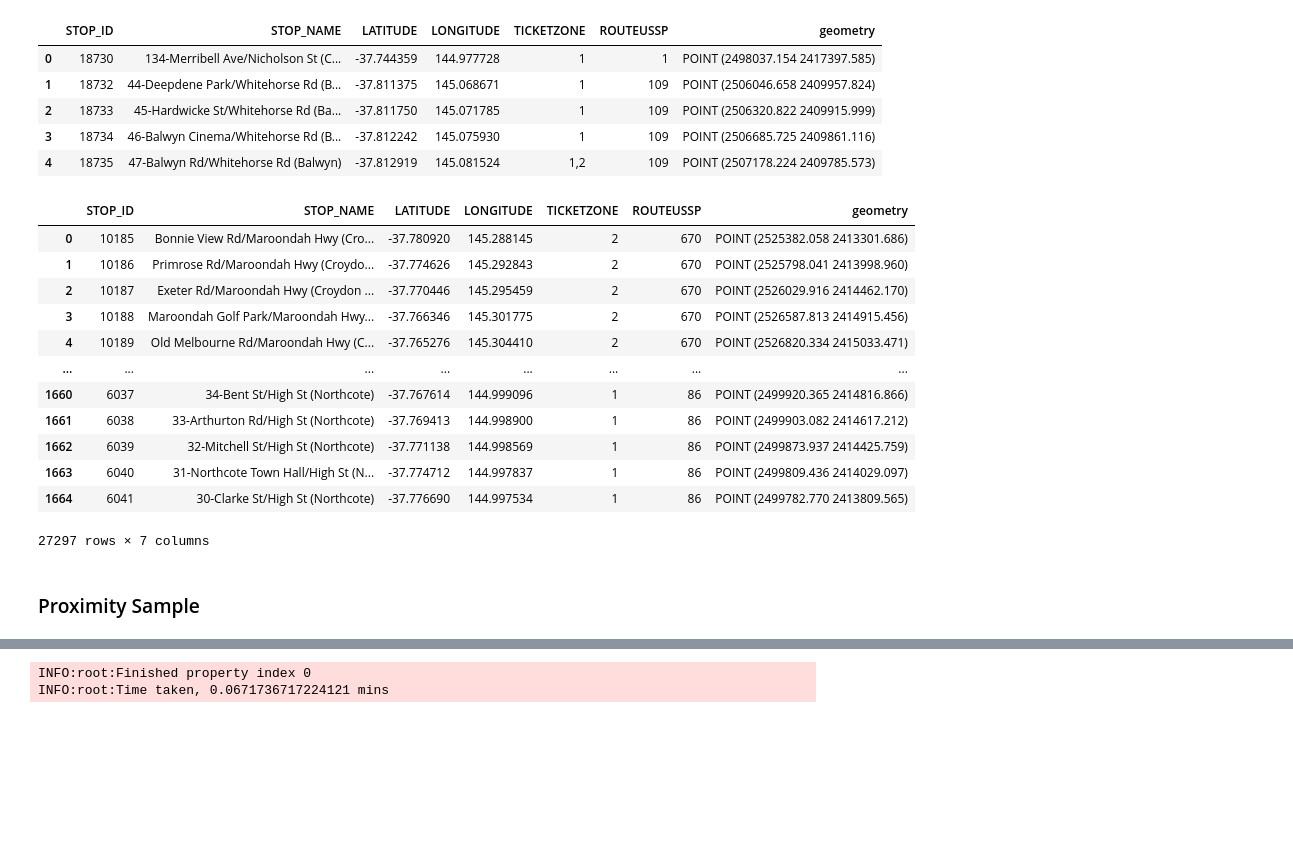
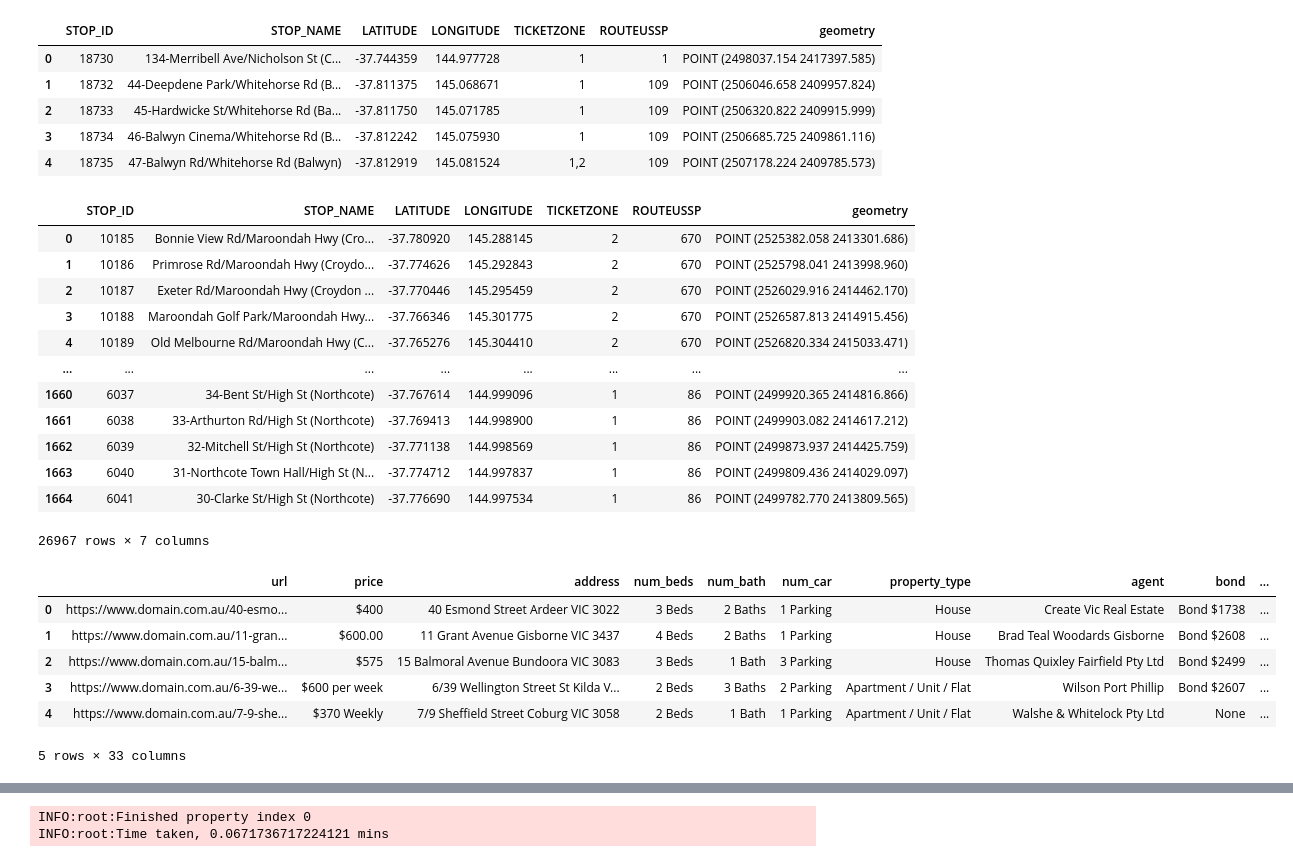
Before and after one commit to MAST30034-Applied-Data-Science/generic-real-estate-consulting-project-group-32, a Jupyter notebook: notebooks/publictransport.ipynb, the cells around one changed output, grey strips where cells are left out. Drawn from its saved outputs; the diff is of its cells as text; code cells hidden in the pictures; blank space fills up the shorter version.

```diff
--- a/notebooks/publictransport.ipynb
+++ b/notebooks/publictransport.ipynb
@@ -140,9 +140,9 @@ tramstop_df.head(5)
 | 3 | 18734 | 46-Balwyn Cinema/Whitehorse Rd (B... | -37.812242 | 145.075930 | 1 | 109 | POINT (2506685.725 2409861.116) |
 | 4 | 18735 | 47-Balwyn Rd/Whitehorse Rd (Balwyn) | -37.812919 | 145.081524 | 1,2 | 109 | POINT (2507178.224 2409785.573) |
 # %%
-#Merging all public transport stops and stations df together.
-full_ptvdf = pd.concat([fulll_bustop, fulll_trainst, tramstop_df])
-full_ptvdf
+#Merging tram and bus stop together
+full_ptvstop = pd.concat([fulll_bustop, tramstop_df])
+full_ptvstop
 # %% [output]
 |  | STOP_ID | STOP_NAME | LATITUDE | LONGITUDE | TICKETZONE | ROUTEUSSP | geometry |
 | 0 | 10185 | Bonnie View Rd/Maroondah Hwy (Cro... | -37.780920 | 145.288145 | 2 | 670 | POINT (2525382.058 2413301.686) |
@@ -156,6 +156,15 @@ full_ptvdf
 | 1662 | 6039 | 32-Mitchell St/High St (Northcote) | -37.771138 | 144.998569 | 1 | 86 | POINT (2499873.937 2414425.759) |
 | 1663 | 6040 | 31-Northcote Town Hall/High St (N... | -37.774712 | 144.997837 | 1 | 86 | POINT (2499809.436 2414029.097) |
 | 1664 | 6041 | 30-Clarke St/High St (Northcote) | -37.776690 | 144.997534 | 1 | 86 | POINT (2499782.770 2413809.565) |
-27297 rows × 7 columns
+26967 rows × 7 columns
-# %% [markdown]
-### Proximity Sample
+# %%
+df = pd.read_json("../data/raw/scrape_2022-09-02_04-12-25-567025.json")
+df.head(5)
+# %% [output]
+|  | url | price | address | num_beds | num_bath | num_car | property_type | agent | bond | ... |
+| 0 | https://www.domain.com.au/40-esmo... | $400 | 40 Esmond Street Ardeer VIC 3022 | 3 Beds | 2 Baths | 1 Parking | House | Create Vic Real Estate | Bond $1738 | ... |
+| 1 | https://www.domain.com.au/11-gran... | $600.00 | 11 Grant Avenue Gisborne VIC 3437 | 4 Beds | 2 Baths | 1 Parking | House | Brad Teal Woodards Gisborne | Bond $2608 | ... |
+| 2 | https://www.domain.com.au/15-balm... | $575 | 15 Balmoral Avenue Bundoora VIC 3083 | 3 Beds | 1 Bath | 3 Parking | House | Thomas Quixley Fairfield Pty Ltd | Bond $2499 | ... |
+| 3 | https://www.domain.com.au/6-39-we... | $600 per week | 6/39 Wellington Street St Kilda V... | 2 Beds | 3 Baths | 2 Parking | Apartment / Unit / Flat | Wilson Port Phillip | Bond $2607 | ... |
+| 4 | https://www.domain.com.au/7-9-she... | $370 Weekly | 7/9 Sheffield Street Coburg VIC 3058 | 2 Beds | 1 Bath | 1 Parking | Apartment / Unit / Flat | Walshe & Whitelock Pty Ltd | None | ... |
+5 rows × 33 columns
```
Also changed, not shown: parts of 11 cells of this notebook.
